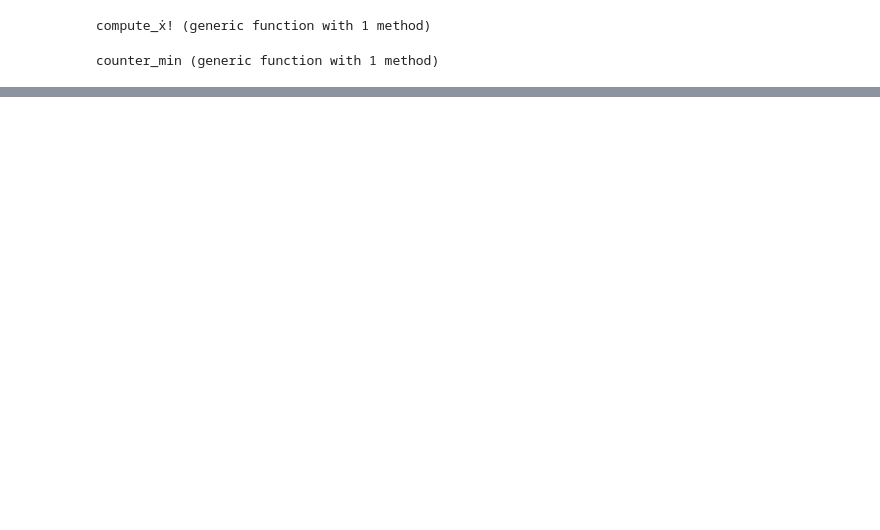
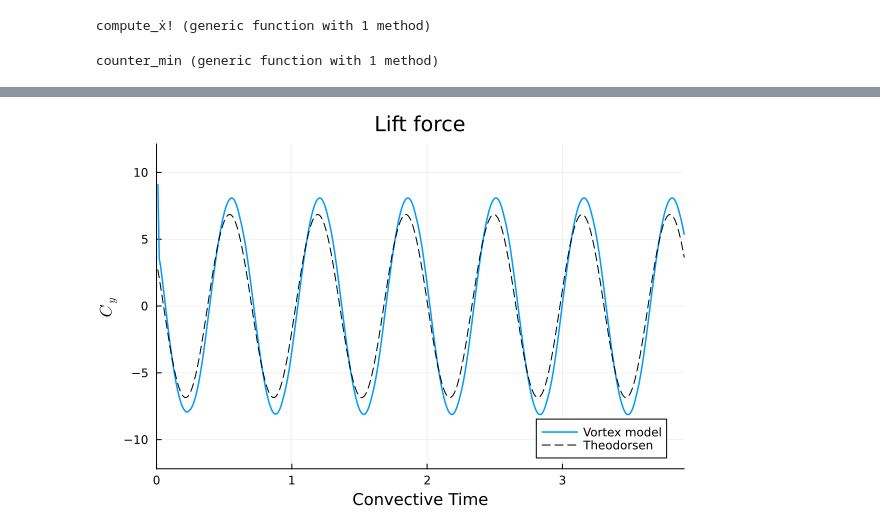
Before and after one commit to darwindarak/PotentialFlow.jl, a Jupyter notebook: binder/notebooks/Hybrid Model.ipynb, the cells around one changed output, grey strips where cells are left out. Saved outputs shown, nothing was run; the diff lists cells and outputs as text; code cells hidden in the pictures; blank space fills up the shorter version.

```diff
--- a/binder/notebooks/Hybrid Model.ipynb
+++ b/binder/notebooks/Hybrid Model.ipynb
@@ -243,0 +326,10 @@ plt
+# %%
+plt = plot(ylabel = "\$C_y\$", xlim = (0,Inf), ylim = (min(1.5*minimum(2imag.(forces[2:end])),0),max(1.5*maximum(2imag.(forces[2:end])),0)),
+    xlabel = "Convective Time",title="Lift force")
+plot!(Δt:Δt:tf, 2imag.(forces), linewidth = 1.5, linestyle = :solid, label = "Vortex model")
+if (probtype == :pitchheave)
+    plot!(Δt:Δt:tf, 2fytheo, linewidth = 1, linestyle = :dash, color = :black, label = "Theodorsen")
+end
+plt
+# %% [output]
+[figure, added]
```
Also changed, not shown: parts of 27 cells of this notebook.
